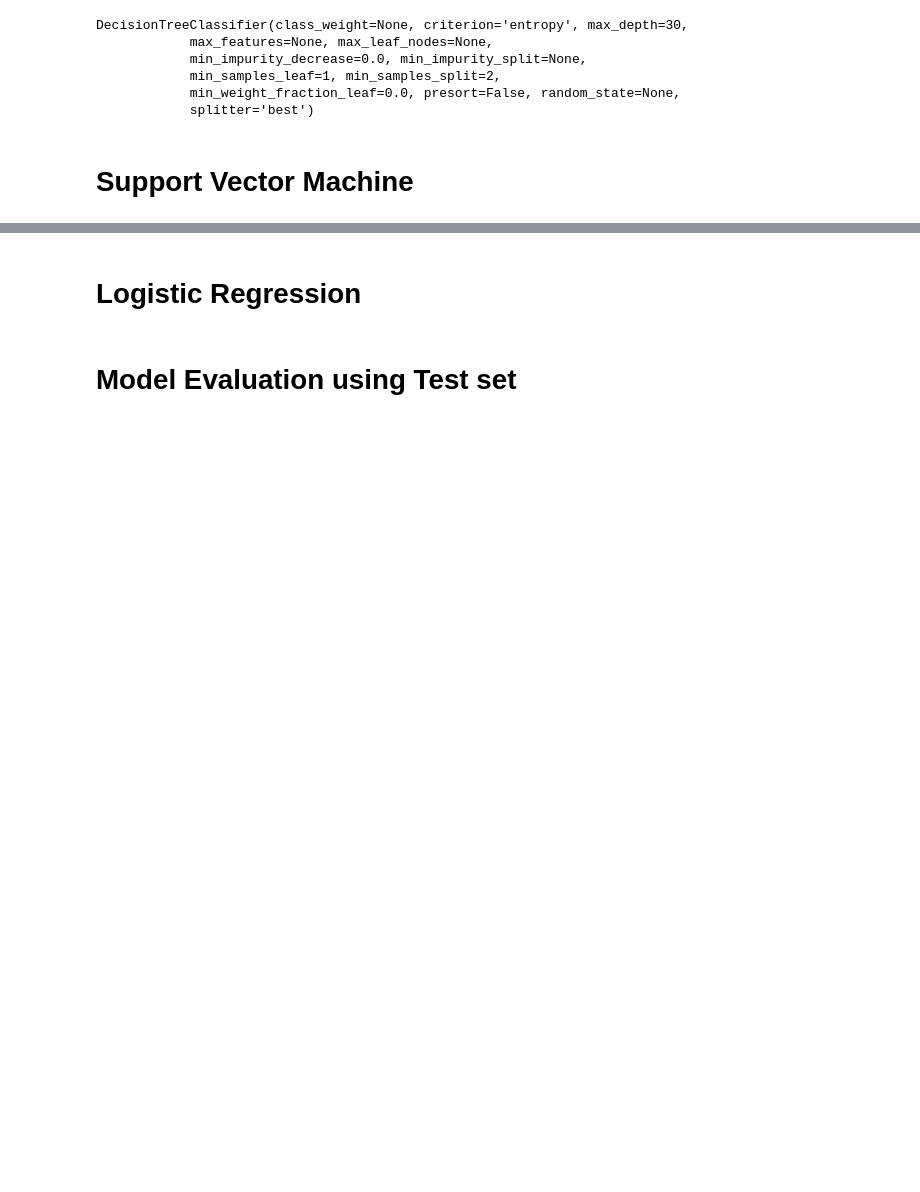
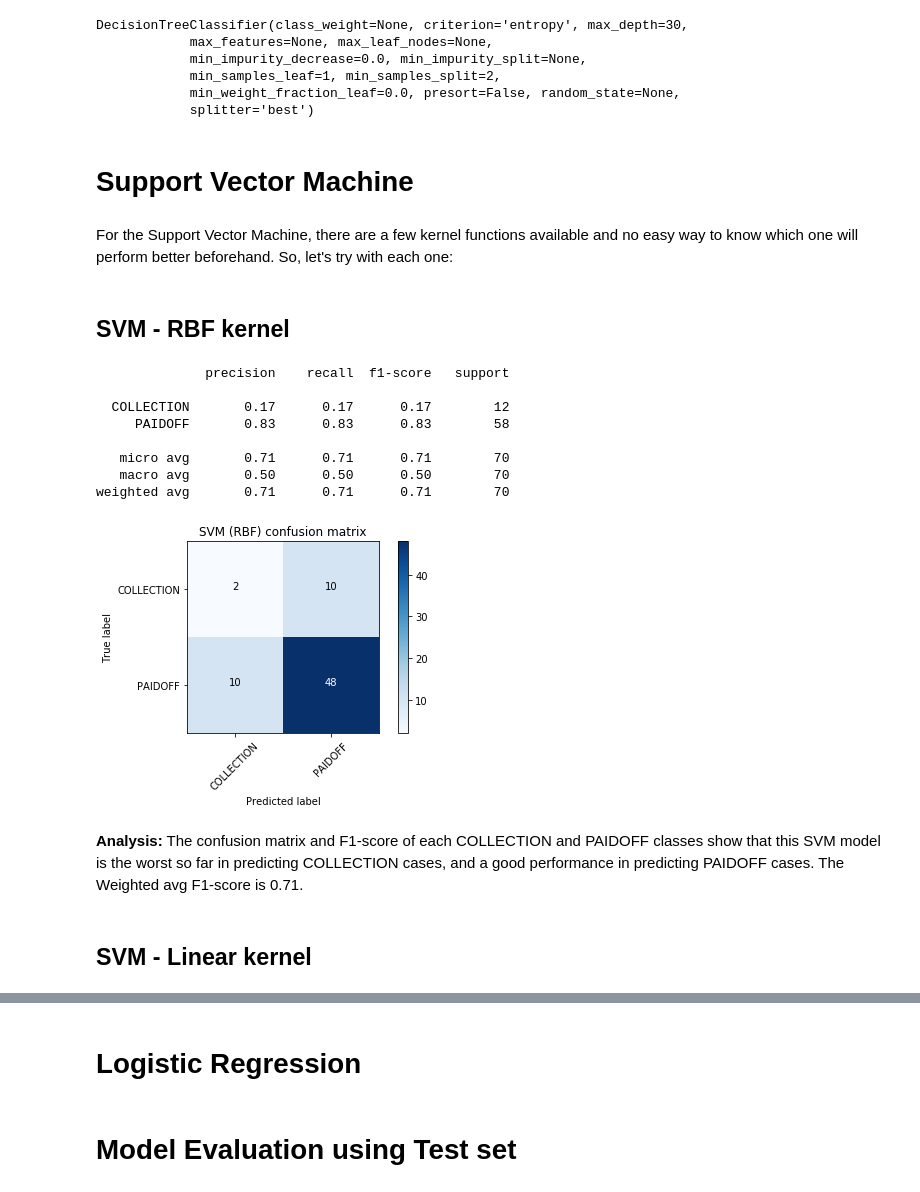
Before and after one commit to rcmtavares/coursera-capstone-project, a Jupyter notebook: ML0101EN final project.ipynb, the cells around one changed output, grey strips where cells are left out. Drawn from its saved outputs; the diff is of its cells as text; code cells hidden in the pictures; blank space fills up the shorter version.

```diff
--- a/ML0101EN final project.ipynb
+++ b/ML0101EN final project.ipynb
@@ -635,3 +631,31 @@ DecisionTreeClassifier(class_weight=None, criterion='entropy', max_depth=30,
             splitter='best')
 # %% [markdown]
  # Support Vector Machine
+# %% [markdown]
+For the Support Vector Machine, there are a few kernel functions available and no easy way to know which one will perform better beforehand. So, let's try with each one:
+# %% [markdown]
+## SVM - RBF kernel
+# %%
+# Import the necessary objects
+from sklearn import svm
+
+# Create the SVM model with Radial Based Function kernel function
+svm1 = svm.SVC(kernel='rbf')
+svm1.fit(X_train, y_train)
+yhat1_svm = svm1.predict( X_test )
+
+plot_confusion_matrix( y_test, yhat1_svm, title='SVM (RBF) confusion matrix' )
+# %% [output]
+              precision    recall  f1-score   support
+
+  COLLECTION       0.17      0.17      0.17        12
+     PAIDOFF       0.83      0.83      0.83        58
+
+   micro avg       0.71      0.71      0.71        70
+   macro avg       0.50      0.50      0.50        70
+weighted avg       0.71      0.71      0.71        70
+[figure, added]
+# %% [markdown]
+**Analysis:** The confusion matrix and F1-score of each COLLECTION and PAIDOFF classes show that this SVM model is the worst so far in predicting COLLECTION cases, and a good performance in predicting PAIDOFF cases. The Weighted avg F1-score is 0.71.
+# %% [markdown]
+## SVM - Linear kernel
```
Also changed, not shown: parts of 21 cells of this notebook.
